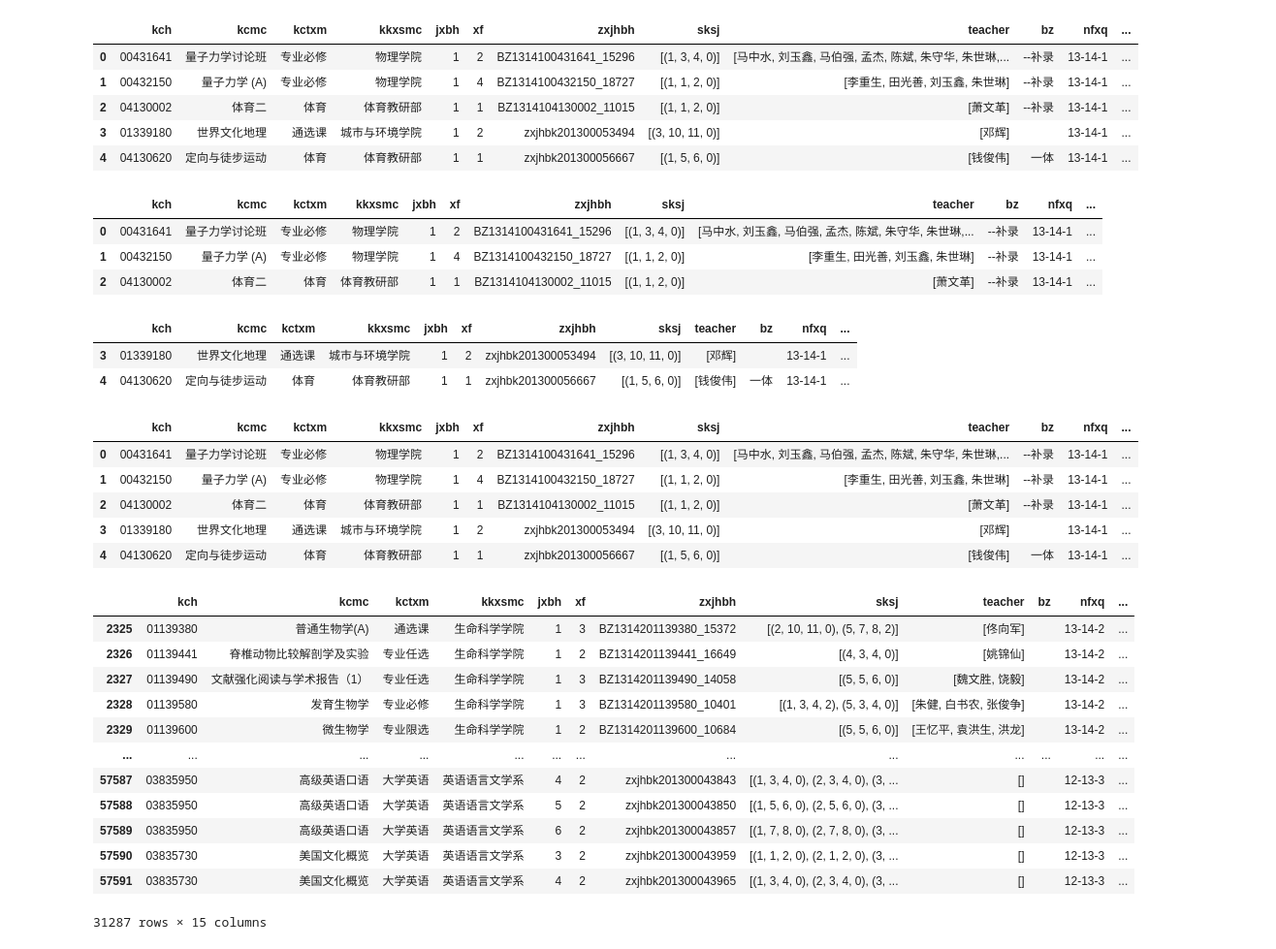
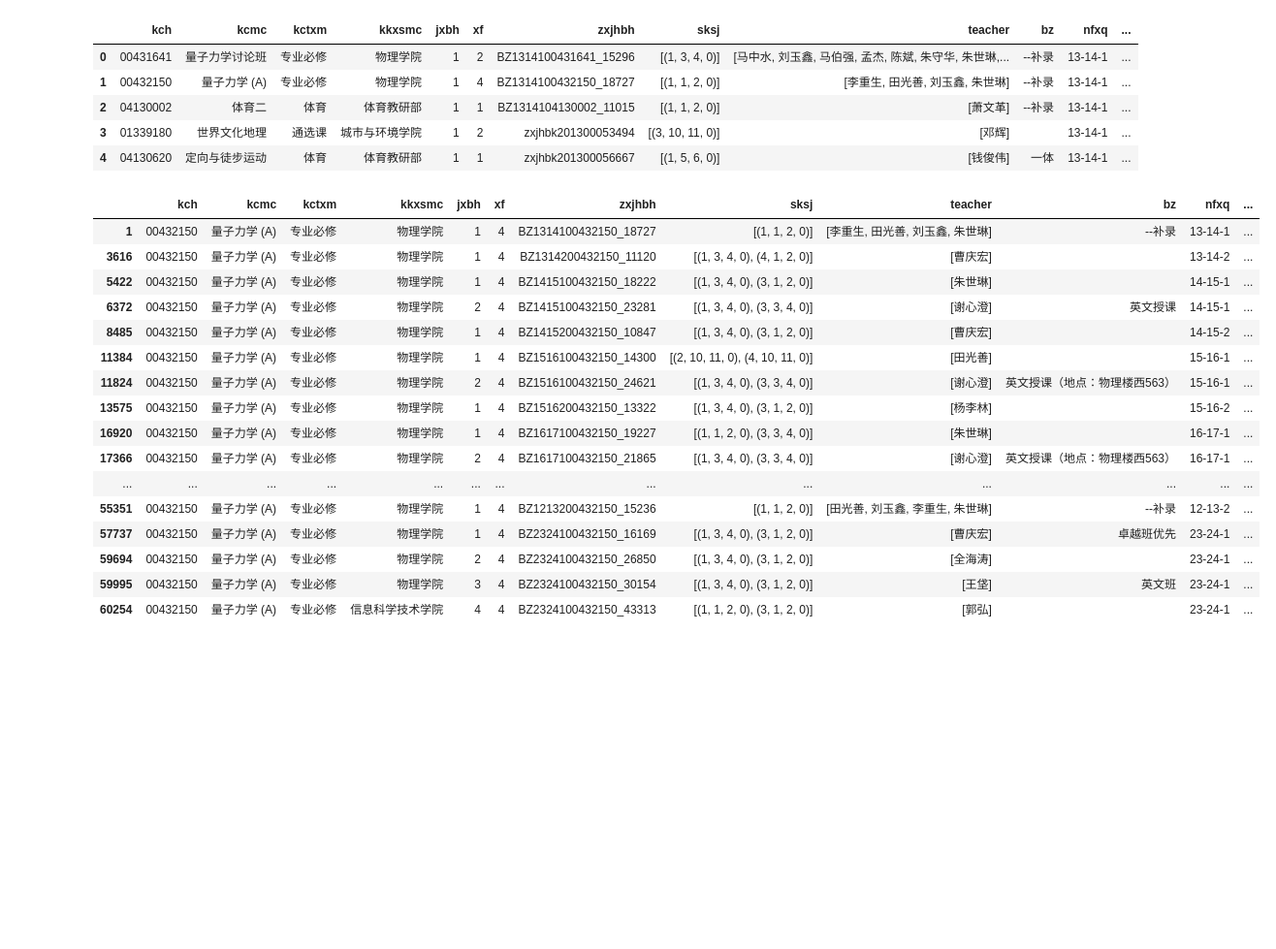
Before and after one commit to XueFengBoyanLiu/didjqwfoqejfhiohqeo, a Jupyter notebook: test.ipynb, the cells around one changed output. Shown at 97% size. Drawn from its saved outputs; the diff is of its cells as text; code cells hidden in the pictures; blank space fills up the shorter version.

```diff
--- a/test.ipynb
+++ b/test.ipynb
@@ -185,18 +185,3 @@ df.head(5)
 | 2 | 04130002 | 体育二 | 体育 | 体育教研部 | 1 | 1 | BZ1314104130002_11015 | [(1, 1, 2, 0)] | [萧文革] | --补录 | 13-14-1 | ... |
 | 3 | 01339180 | 世界文化地理 | 通选课 | 城市与环境学院 | 1 | 2 | zxjhbk201300053494 | [(3, 10, 11, 0)] | [邓辉] |  | 13-14-1 | ... |
 | 4 | 04130620 | 定向与徒步运动 | 体育 | 体育教研部 | 1 | 1 | zxjhbk201300056667 | [(1, 5, 6, 0)] | [钱俊伟] | 一体 | 13-14-1 | ... |
-# %%
-df1=df.loc[:2]
-df1
-# %% [output]
-|  | kch | kcmc | kctxm | kkxsmc | jxbh | xf | zxjhbh | sksj | teacher | bz | nfxq | ... |
-| 0 | 00431641 | 量子力学讨论班 | 专业必修 | 物理学院 | 1 | 2 | BZ1314100431641_15296 | [(1, 3, 4, 0)] | [马中水, 刘玉鑫, 马伯强, 孟杰, 陈斌, 朱守华, 朱世琳,... | --补录 | 13-14-1 | ... |
-| 1 | 00432150 | 量子力学 (A) | 专业必修 | 物理学院 | 1 | 4 | BZ1314100432150_18727 | [(1, 1, 2, 0)] | [李重生, 田光善, 刘玉鑫, 朱世琳] | --补录 | 13-14-1 | ... |
-| 2 | 04130002 | 体育二 | 体育 | 体育教研部 | 1 | 1 | BZ1314104130002_11015 | [(1, 1, 2, 0)] | [萧文革] | --补录 | 13-14-1 | ... |
-# %%
-df2=df.loc[3:4]
-df2
-# %% [output]
-|  | kch | kcmc | kctxm | kkxsmc | jxbh | xf | zxjhbh | sksj | teacher | bz | nfxq | ... |
-| 3 | 01339180 | 世界文化地理 | 通选课 | 城市与环境学院 | 1 | 2 | zxjhbk201300053494 | [(3, 10, 11, 0)] | [邓辉] |  | 13-14-1 | ... |
-| 4 | 04130620 | 定向与徒步运动 | 体育 | 体育教研部 | 1 | 1 | zxjhbk201300056667 | [(1, 5, 6, 0)] | [钱俊伟] | 一体 | 13-14-1 | ... |
@@ -205,25 +188,20 @@ df3=pd.concat([df1,df2])
-# %%
-df3
-# %% [output]
-|  | kch | kcmc | kctxm | kkxsmc | jxbh | xf | zxjhbh | sksj | teacher | bz | nfxq | ... |
-| 0 | 00431641 | 量子力学讨论班 | 专业必修 | 物理学院 | 1 | 2 | BZ1314100431641_15296 | [(1, 3, 4, 0)] | [马中水, 刘玉鑫, 马伯强, 孟杰, 陈斌, 朱守华, 朱世琳,... | --补录 | 13-14-1 | ... |
-| 1 | 00432150 | 量子力学 (A) | 专业必修 | 物理学院 | 1 | 4 | BZ1314100432150_18727 | [(1, 1, 2, 0)] | [李重生, 田光善, 刘玉鑫, 朱世琳] | --补录 | 13-14-1 | ... |
-| 2 | 04130002 | 体育二 | 体育 | 体育教研部 | 1 | 1 | BZ1314104130002_11015 | [(1, 1, 2, 0)] | [萧文革] | --补录 | 13-14-1 | ... |
-| 3 | 01339180 | 世界文化地理 | 通选课 | 城市与环境学院 | 1 | 2 | zxjhbk201300053494 | [(3, 10, 11, 0)] | [邓辉] |  | 13-14-1 | ... |
-| 4 | 04130620 | 定向与徒步运动 | 体育 | 体育教研部 | 1 | 1 | zxjhbk201300056667 | [(1, 5, 6, 0)] | [钱俊伟] | 一体 | 13-14-1 | ... |
 # %%
-df[df['xq']!=1]
+df[df['kch']=='00432150']
 # %% [output]
 |  | kch | kcmc | kctxm | kkxsmc | jxbh | xf | zxjhbh | sksj | teacher | bz | nfxq | ... |
-| 2325 | 01139380 | 普通生物学(A) | 通选课 | 生命科学学院 | 1 | 3 | BZ1314201139380_15372 | [(2, 10, 11, 0), (5, 7, 8, 2)] | [佟向军] |  | 13-14-2 | ... |
-| 2326 | 01139441 | 脊椎动物比较解剖学及实验 | 专业任选 | 生命科学学院 | 1 | 2 | BZ1314201139441_16649 | [(4, 3, 4, 0)] | [姚锦仙] |  | 13-14-2 | ... |
-| 2327 | 01139490 | 文献强化阅读与学术报告（1） | 专业任选 | 生命科学学院 | 1 | 3 | BZ1314201139490_14058 | [(5, 5, 6, 0)] | [魏文胜, 饶毅] |  | 13-14-2 | ... |
-| 2328 | 01139580 | 发育生物学 | 专业必修 | 生命科学学院 | 1 | 3 | BZ1314201139580_10401 | [(1, 3, 4, 2), (5, 3, 4, 0)] | [朱健, 白书农, 张俊争] |  | 13-14-2 | ... |
-| 2329 | 01139600 | 微生物学 | 专业限选 | 生命科学学院 | 1 | 2 | BZ1314201139600_10684 | [(5, 5, 6, 0)] | [王忆平, 袁洪生, 洪龙] |  | 13-14-2 | ... |
+| 1 | 00432150 | 量子力学 (A) | 专业必修 | 物理学院 | 1 | 4 | BZ1314100432150_18727 | [(1, 1, 2, 0)] | [李重生, 田光善, 刘玉鑫, 朱世琳] | --补录 | 13-14-1 | ... |
+| 3616 | 00432150 | 量子力学 (A) | 专业必修 | 物理学院 | 1 | 4 | BZ1314200432150_11120 | [(1, 3, 4, 0), (4, 1, 2, 0)] | [曹庆宏] |  | 13-14-2 | ... |
+| 5422 | 00432150 | 量子力学 (A) | 专业必修 | 物理学院 | 1 | 4 | BZ1415100432150_18222 | [(1, 3, 4, 0), (3, 1, 2, 0)] | [朱世琳] |  | 14-15-1 | ... |
+| 6372 | 00432150 | 量子力学 (A) | 专业必修 | 物理学院 | 2 | 4 | BZ1415100432150_23281 | [(1, 3, 4, 0), (3, 3, 4, 0)] | [谢心澄] | 英文授课 | 14-15-1 | ... |
+| 8485 | 00432150 | 量子力学 (A) | 专业必修 | 物理学院 | 1 | 4 | BZ1415200432150_10847 | [(1, 3, 4, 0), (3, 1, 2, 0)] | [曹庆宏] |  | 14-15-2 | ... |
+| 11384 | 00432150 | 量子力学 (A) | 专业必修 | 物理学院 | 1 | 4 | BZ1516100432150_14300 | [(2, 10, 11, 0), (4, 10, 11, 0)] | [田光善] |  | 15-16-1 | ... |
+| 11824 | 00432150 | 量子力学 (A) | 专业必修 | 物理学院 | 2 | 4 | BZ1516100432150_24621 | [(1, 3, 4, 0), (3, 3, 4, 0)] | [谢心澄] | 英文授课（地点：物理楼西563） | 15-16-1 | ... |
+| 13575 | 00432150 | 量子力学 (A) | 专业必修 | 物理学院 | 1 | 4 | BZ1516200432150_13322 | [(1, 3, 4, 0), (3, 1, 2, 0)] | [杨李林] |  | 15-16-2 | ... |
+| 16920 | 00432150 | 量子力学 (A) | 专业必修 | 物理学院 | 1 | 4 | BZ1617100432150_19227 | [(1, 1, 2, 0), (3, 3, 4, 0)] | [朱世琳] |  | 16-17-1 | ... |
+| 17366 | 00432150 | 量子力学 (A) | 专业必修 | 物理学院 | 2 | 4 | BZ1617100432150_21865 | [(1, 3, 4, 0), (3, 3, 4, 0)] | [谢心澄] | 英文授课（地点：物理楼西563） | 16-17-1 | ... |
 | ... | ... | ... | ... | ... | ... | ... | ... | ... | ... | ... | ... | ... |
-| 57587 | 03835950 | 高级英语口语 | 大学英语 | 英语语言文学系 | 4 | 2 | zxjhbk201300043843 | [(1, 3, 4, 0), (2, 3, 4, 0), (3, ... | [] |  | 12-13-3 | ... |
-| 57588 | 03835950 | 高级英语口语 | 大学英语 | 英语语言文学系 | 5 | 2 | zxjhbk201300043850 | [(1, 5, 6, 0), (2, 5, 6, 0), (3, ... | [] |  | 12-13-3 | ... |
-| 57589 | 03835950 | 高级英语口语 | 大学英语 | 英语语言文学系 | 6 | 2 | zxjhbk201300043857 | [(1, 7, 8, 0), (2, 7, 8, 0), (3, ... | [] |  | 12-13-3 | ... |
-| 57590 | 03835730 | 美国文化概览 | 大学英语 | 英语语言文学系 | 3 | 2 | zxjhbk201300043959 | [(1, 1, 2, 0), (2, 1, 2, 0), (3, ... | [] |  | 12-13-3 | ... |
-| 57591 | 03835730 | 美国文化概览 | 大学英语 | 英语语言文学系 | 4 | 2 | zxjhbk201300043965 | [(1, 3, 4, 0), (2, 3, 4, 0), (3, ... | [] |  | 12-13-3 | ... |
+| 55351 | 00432150 | 量子力学 (A) | 专业必修 | 物理学院 | 1 | 4 | BZ1213200432150_15236 | [(1, 1, 2, 0)] | [田光善, 刘玉鑫, 李重生, 朱世琳] | --补录 | 12-13-2 | ... |
+| 57737 | 00432150 | 量子力学 (A) | 专业必修 | 物理学院 | 1 | 4 | BZ2324100432150_16169 | [(1, 3, 4, 0), (3, 1, 2, 0)] | [曹庆宏] | 卓越班优先 | 23-24-1 | ... |
+| 59694 | 00432150 | 量子力学 (A) | 专业必修 | 物理学院 | 2 | 4 | BZ2324100432150_26850 | [(1, 3, 4, 0), (3, 1, 2, 0)] | [全海涛] |  | 23-24-1 | ... |
+| 59995 | 00432150 | 量子力学 (A) | 专业必修 | 物理学院 | 3 | 4 | BZ2324100432150_30154 | [(1, 3, 4, 0), (3, 1, 2, 0)] | [王垡] | 英文班 | 23-24-1 | ... |
+| 60254 | 00432150 | 量子力学 (A) | 专业必修 | 信息科学技术学院 | 4 | 4 | BZ2324100432150_43313 | [(1, 1, 2, 0), (3, 1, 2, 0)] | [郭弘] |  | 23-24-1 | ... |
-31287 rows × 15 columns
```
Also changed, not shown: parts of 1 cell of this notebook, 3 other files.
